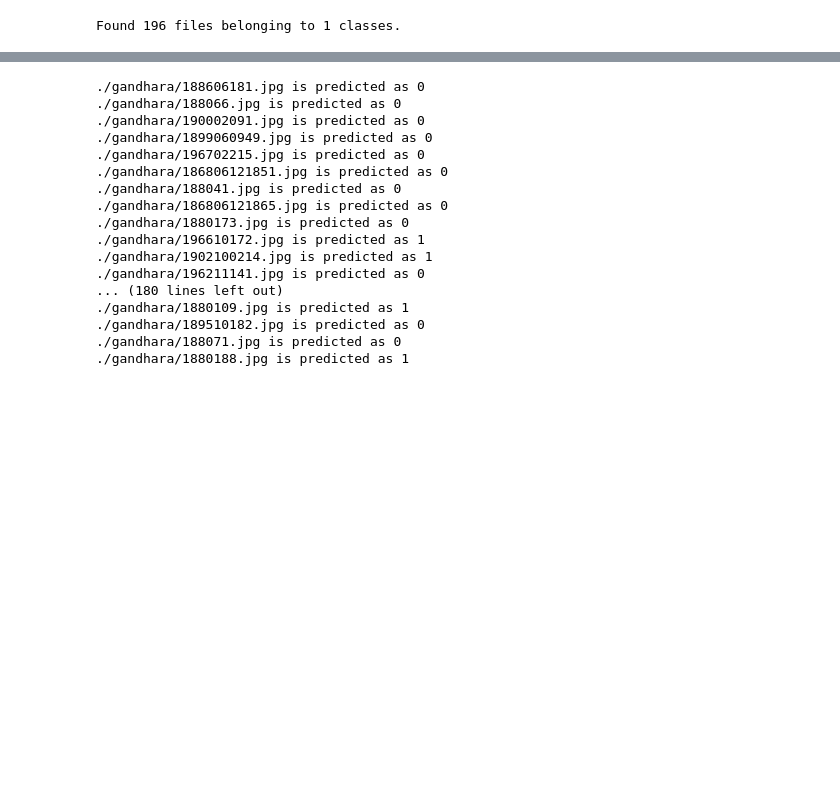
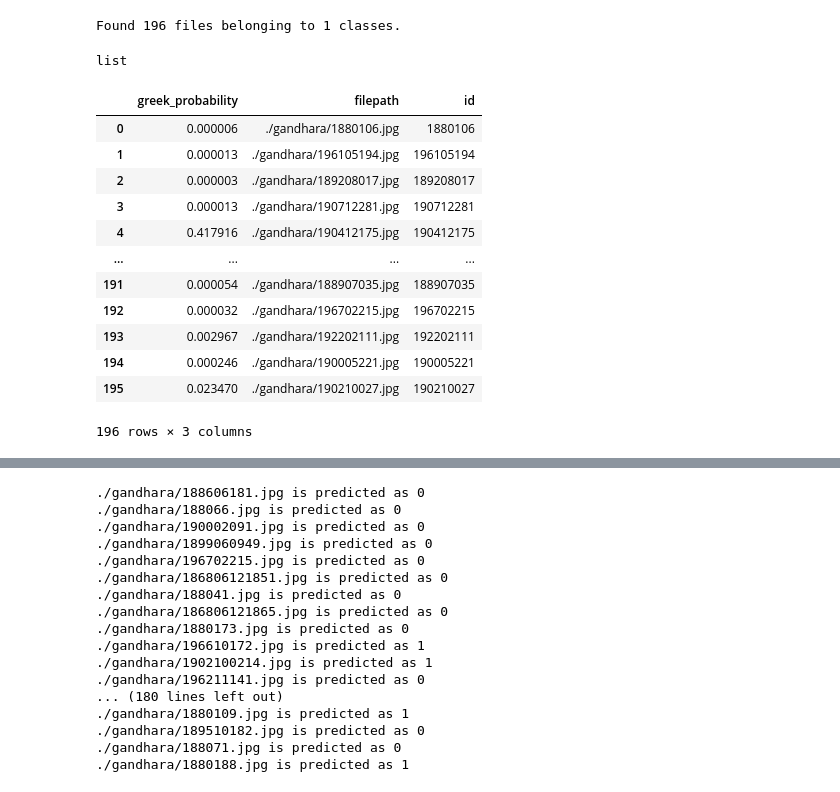
Before and after one commit to kraftedcheese/gandhara-ish, a Jupyter notebook: CNN_experiments.ipynb, the cells around one changed output, grey strips where cells are left out. Drawn from its saved outputs; the diff is of its cells as text; code cells hidden in the pictures; blank space fills up the shorter version.

Commit message:
Add gandhara probabilities

```diff
--- a/CNN_experiments.ipynb
+++ b/CNN_experiments.ipynb
@@ -670,3 +677,27 @@ Found 196 files belonging to 1 classes.
 file_paths = gandhara_ds.file_paths
 # %%
 out = lr_finetuned_resnet50.predict(gandhara_ds)
+# %%
+type(file_paths)
+# %% [output]
+list
+# %%
+probabilities = pd.DataFrame(out, columns=['greek_probability'])
+# %%
+probabilities["filepath"] = file_paths
+# %%
+probabilities
+# %% [output]
+|  | greek_probability | filepath | id |
+| 0 | 0.000006 | ./gandhara/1880106.jpg | 1880106 |
+| 1 | 0.000013 | ./gandhara/196105194.jpg | 196105194 |
+| 2 | 0.000003 | ./gandhara/189208017.jpg | 189208017 |
+| 3 | 0.000013 | ./gandhara/190712281.jpg | 190712281 |
+| 4 | 0.417916 | ./gandhara/190412175.jpg | 190412175 |
+| ... | ... | ... | ... |
+| 191 | 0.000054 | ./gandhara/188907035.jpg | 188907035 |
+| 192 | 0.000032 | ./gandhara/196702215.jpg | 196702215 |
+| 193 | 0.002967 | ./gandhara/192202111.jpg | 192202111 |
+| 194 | 0.000246 | ./gandhara/190005221.jpg | 190005221 |
+| 195 | 0.023470 | ./gandhara/190210027.jpg | 190210027 |
+196 rows × 3 columns
```
Also changed, not shown: parts of 7 cells of this notebook, 1 other file.
